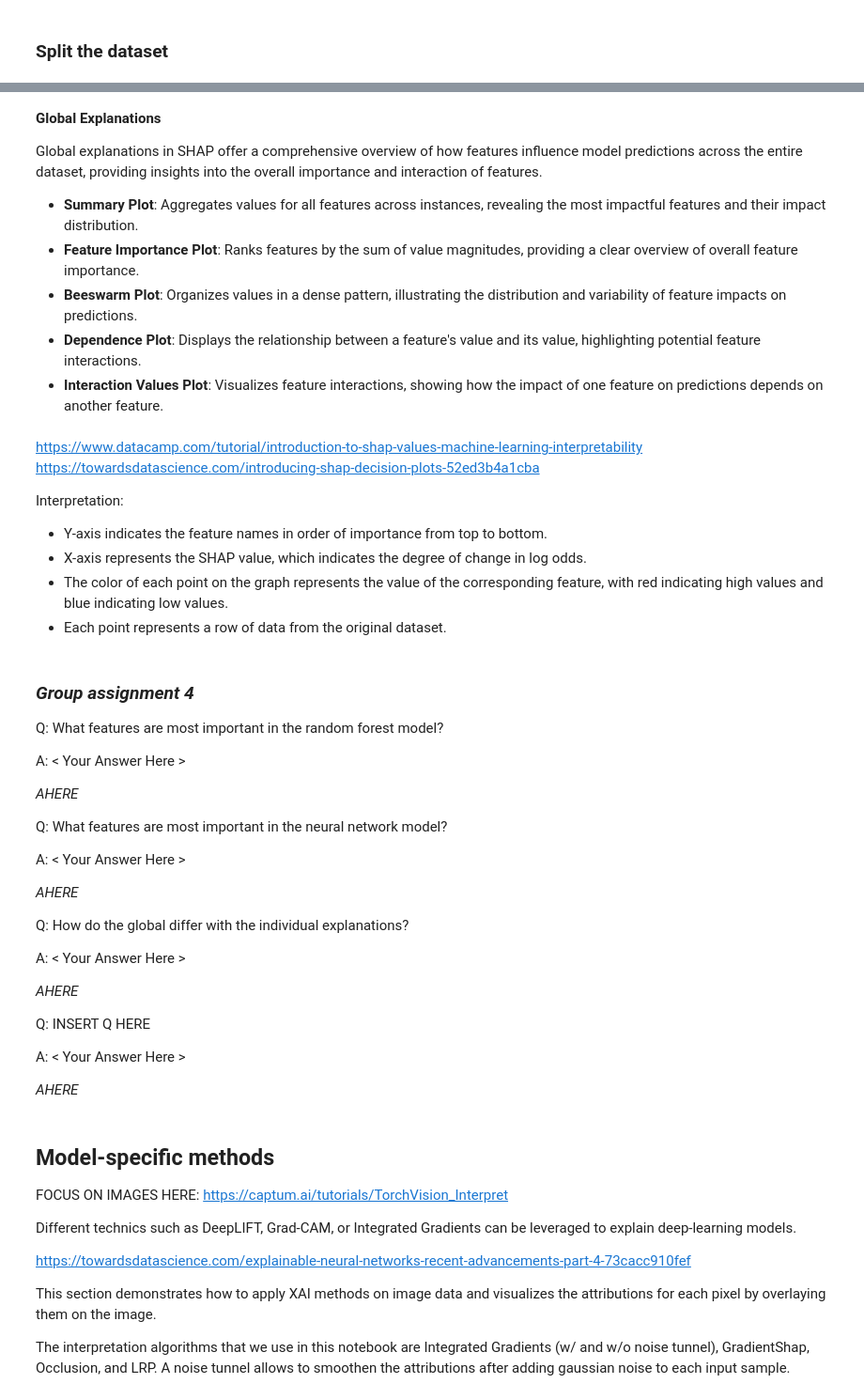
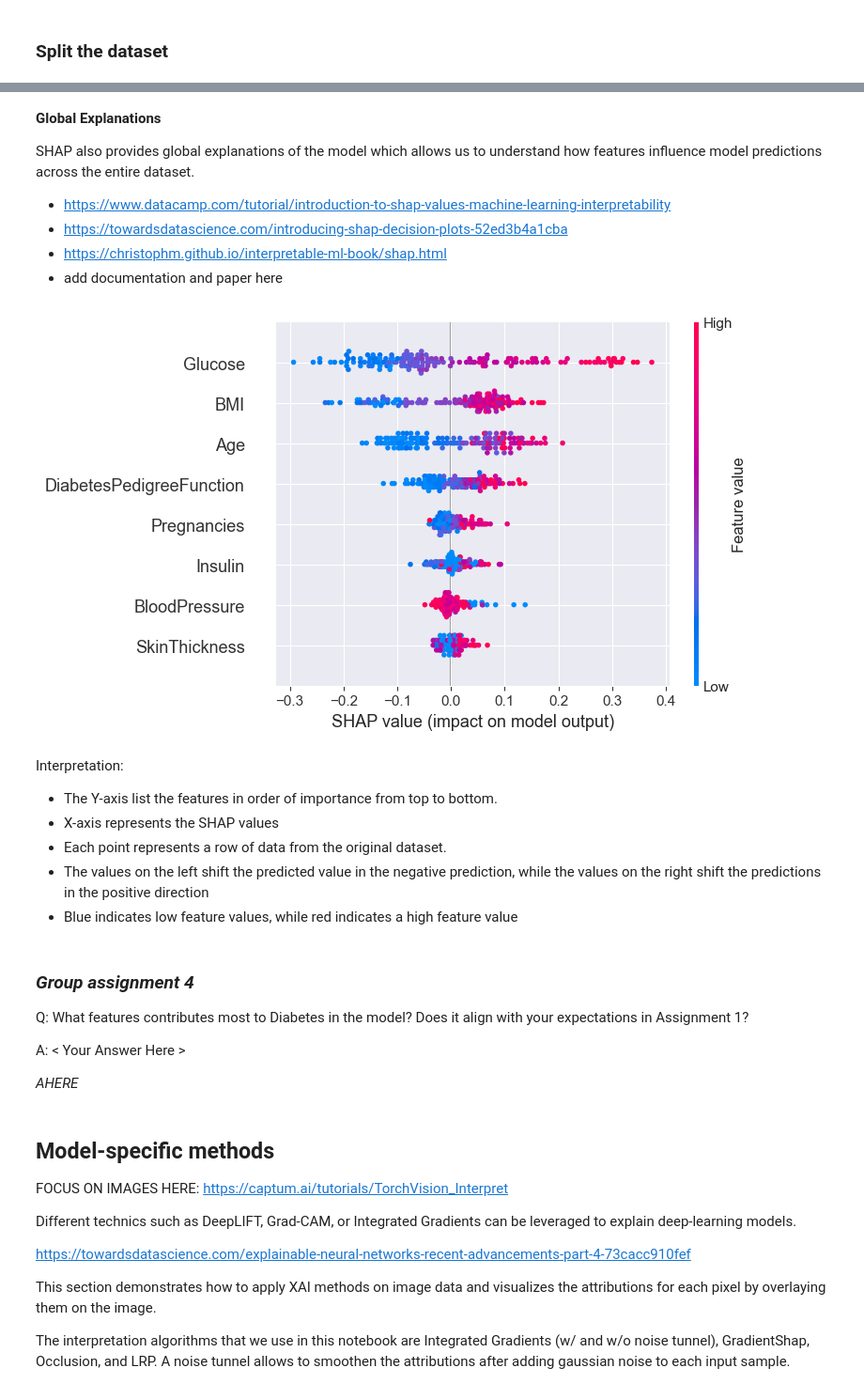
Before and after one commit to ann-w/xai_labs, a Jupyter notebook: notebooks/xai_tabular_data.ipynb, the cells around one changed output, grey strips where cells are left out. Shown at 94% size. Saved outputs shown, nothing was run; the diff lists cells and outputs as text; code cells hidden in the pictures.

```diff
--- a/notebooks/xai_tabular_data.ipynb
+++ b/notebooks/xai_tabular_data.ipynb
@@ -148,8 +160,0 @@ print(f"Model Accuracy: {metrics.accuracy_score(y_pred, y_test):.3f} \n")
-# %%
-from joblib import dump, load
-
-# Save the model to a file
-dump(random_forest_classifier, 'random_forest_classifier.joblib')
-
-# Load the model from the file
-random_forest_classifier = load('random_forest_classifier.joblib')
@@ -443,9 +246,11 @@ While decision plots offer a detailed, step-wise breakdown of feature contributi
 import shap
 shap.initjs()
 
-def explain_random_forest_instance_with_shap(model, data_row_index: int, num_features: int, plot_type: str = 'force'):
-    # Initialize the explainer
-    explainer = shap.TreeExplainer(model)
+# Initialize the explainer
+explainer = shap.TreeExplainer(random_forest_classifier)
+
+
+def explain_random_forest_instance_with_shap(explainer, data_row_index: int, num_features: int, plot_type: str = 'force'):
 
     # Compute SHAP values for the specific instance
     shap_values = explainer.shap_values(X_test.iloc[data_row_index])
@@ -528,25 +291,23 @@ A: < Your Answer Here >
 # %% [markdown]
 **Global Explanations**
 
-Global explanations in SHAP offer a comprehensive overview of how features influence model predictions across the entire dataset, providing insights into the overall importance and interaction of features.
+SHAP also provides global explanations of the model which allows us to understand how features influence model predictions across the entire dataset.
 
-- **Summary Plot**: Aggregates values for all features across instances, revealing the most impactful features and their impact distribution.
-- **Feature Importance Plot**: Ranks features by the sum of value magnitudes, providing a clear overview of overall feature importance.
-- **Beeswarm Plot**: Organizes values in a dense pattern, illustrating the distribution and variability of feature impacts on predictions.
-- **Dependence Plot**: Displays the relationship between a feature's value and its value, highlighting potential feature interactions.
-- **Interaction Values Plot**: Visualizes feature interactions, showing how the impact of one feature on predictions depends on another feature.
+- https://www.datacamp.com/tutorial/introduction-to-shap-values-machine-learning-interpretability
+- https://towardsdatascience.com/introducing-shap-decision-plots-52ed3b4a1cba
+- https://christophm.github.io/interpretable-ml-book/shap.html
+- add documentation and paper here
 # %%
-explainer = shap.Explainer(random_forest_classifier)
 shap_values = explainer.shap_values(X_test)
-shap.summary_plot(shap_values, X_test)
+# Summary plot for label 1
+shap.summary_plot(shap_values[1], X_test)
+# %% [output]
+[figure, added]
 # %% [markdown]
-https://www.datacamp.com/tutorial/introduction-to-shap-values-machine-learning-interpretability
-https://towardsdatascience.com/introducing-shap-decision-plots-52ed3b4a1cba
-
 Interpretation:
 
-
-- Y-axis indicates the feature names in order of importance from top to bottom.
-- X-axis represents the SHAP value, which indicates the degree of change in log odds.
-- The color of each point on the graph represents the value of the corresponding feature, with red indicating high values and blue indicating low values.
+- The Y-axis list the features in order of importance from top to bottom.
+- X-axis represents the SHAP values
 - Each point represents a row of data from the original dataset.
+- The values on the left shift the predicted value in the negative prediction, while the values on the right shift the predictions in the positive direction
+- Blue indicates low feature values, while red indicates a high feature value
@@ -560,26 +314,7 @@ shap.summary_plot(shap_values[1], X_test)
 # %% [markdown]
 ### *Group assignment 4*
-Q: What features are most important in the random forest model?
+Q: What features contributes most to Diabetes in the model? Does it align with your expectations in Assignment 1?
 
 A: < Your Answer Here >
 
 *AHERE*
-
-
-Q: What features are most important in the neural network model?
-
-A: < Your Answer Here >
-
-*AHERE*
-
-Q: How do the global differ with the individual explanations?
-
-A: < Your Answer Here >
-
-*AHERE*
-
-Q: INSERT Q HERE
-
-A: < Your Answer Here >
-
-*AHERE*
```
Also changed, not shown: parts of 61 cells of this notebook, 4 other files.
